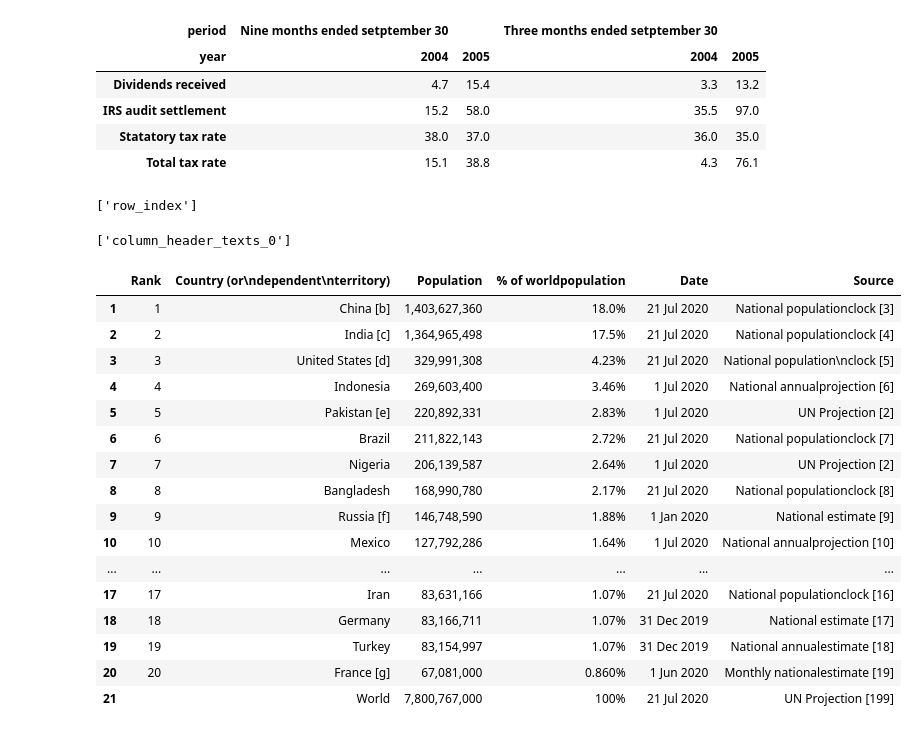
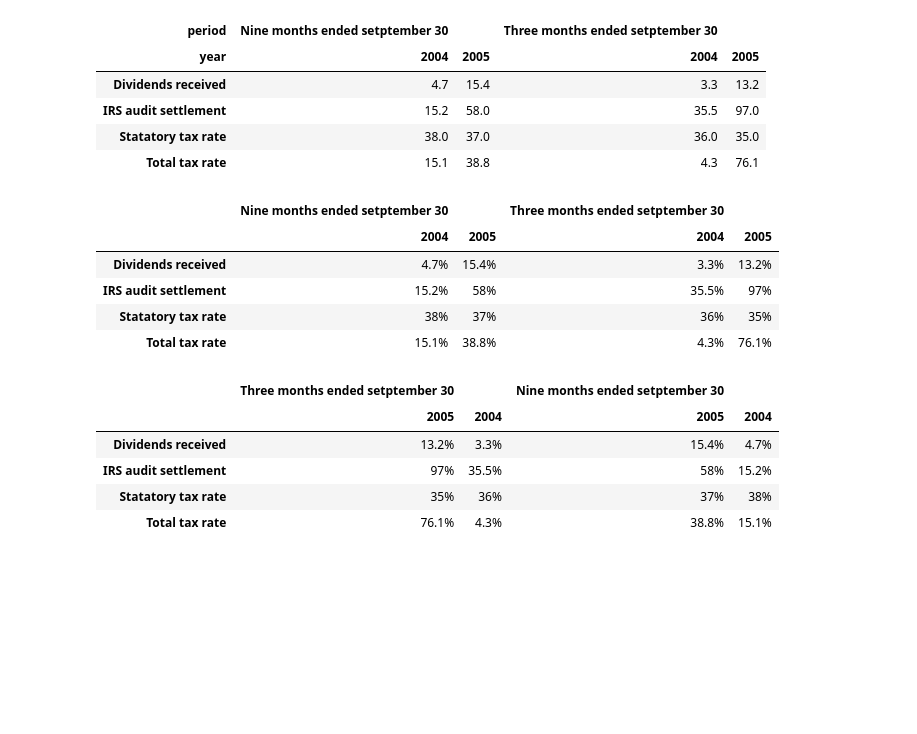
Before and after one commit to CODAIT/text-extensions-for-pandas, a Jupyter notebook: notebooks/Tables.ipynb, the cells around one changed output. Saved outputs shown, nothing was run; the diff lists cells and outputs as text; code cells hidden in the pictures; blank space fills up the shorter version.

Commit message:
Added some refinements to project, including reordering of header labels, and some other bugfixes

```diff
--- a/notebooks/Tables.ipynb
+++ b/notebooks/Tables.ipynb
@@ -376,30 +376,57 @@ table
 | Total tax rate | 15.1 | 38.8 | 4.3 | 76.1 |
 # %%
 #select a response and process it, printing the outputs
-response = responses_dict["20-populous-countries"]
+response = responses_dict["double_header_table"]
 
 dfs_dict = tp.watson_tables_parse_response(response)
 
 table_exploded, row_headers, col_headers = tp.make_exploded_df(dfs_dict)
-display(row_headers,col_headers)
+
 tp.make_table_from_exploded_df(table_exploded, row_headers, col_headers, dfs_dict=dfs_dict)
 # %% [output]
-['row_index']
-['column_header_texts_0']
-|  | Rank | Country (or\ndependent\nterritory) | Population | % of worldpopulation | Date | Source |
-| 1 | 1 | China [b] | 1,403,627,360 | 18.0% | 21 Jul 2020 | National populationclock [3] |
-| 2 | 2 | India [c] | 1,364,965,498 | 17.5% | 21 Jul 2020 | National populationclock [4] |
-| 3 | 3 | United States [d] | 329,991,308 | 4.23% | 21 Jul 2020 | National population\nclock [5] |
-| 4 | 4 | Indonesia | 269,603,400 | 3.46% | 1 Jul 2020 | National annualprojection [6] |
-| 5 | 5 | Pakistan [e] | 220,892,331 | 2.83% | 1 Jul 2020 | UN Projection [2] |
-| 6 | 6 | Brazil | 211,822,143 | 2.72% | 21 Jul 2020 | National populationclock [7] |
-| 7 | 7 | Nigeria | 206,139,587 | 2.64% | 1 Jul 2020 | UN Projection [2] |
-| 8 | 8 | Bangladesh | 168,990,780 | 2.17% | 21 Jul 2020 | National populationclock [8] |
-| 9 | 9 | Russia [f] | 146,748,590 | 1.88% | 1 Jan 2020 | National estimate [9] |
-| 10 | 10 | Mexico | 127,792,286 | 1.64% | 1 Jul 2020 | National annualprojection [10] |
-| ... | ... | ... | ... | ... | ... | ... |
-| 17 | 17 | Iran | 83,631,166 | 1.07% | 21 Jul 2020 | National populationclock [16] |
-| 18 | 18 | Germany | 83,166,711 | 1.07% | 31 Dec 2019 | National estimate [17] |
-| 19 | 19 | Turkey | 83,154,997 | 1.07% | 31 Dec 2019 | National annualestimate [18] |
-| 20 | 20 | France [g] | 67,081,000 | 0.860% | 1 Jun 2020 | Monthly nationalestimate [19] |
-| 21 |  | World | 7,800,767,000 | 100% | 21 Jul 2020 | UN Projection [199] |
+|  | Nine months ended setptember 30 |  | Three months ended setptember 30 |  |
+|  | 2004 | 2005 | 2004 | 2005 |
+| Dividends received | 4.7% | 15.4% | 3.3% | 13.2% |
+| IRS audit settlement | 15.2% | 58% | 35.5% | 97% |
+| Statatory tax rate | 38% | 37% | 36% | 35% |
+| Total tax rate | 15.1% | 38.8% | 4.3% | 76.1% |
+# %%
+def make_table_from_exploded_df(exploded_df: pd.DataFrame, row_heading_cols, column_heading_cols, dfs_dict=None,
+                                value_col: str = "text", concat_with: str = " | ",
+                                convert_numeric_items=False) -> pd.DataFrame:
+
+    table = exploded_df.pivot_table(index=row_heading_cols, columns=column_heading_cols, values=value_col,
+                                    aggfunc=(lambda a: concat_with.join(a)))
+    row_nones = [None for _ in range(len(row_heading_cols))]
+    col_nones = [None for _ in range(len(column_heading_cols))]
+
+    if convert_numeric_items:
+        num_rows, num_cols = _infer_numeric_rows_cols(exploded_df, row_heading_cols, column_heading_cols)
+        table = _convert_cols_to_numeric(table, num_cols, num_rows)
+
+
+def _order_index(headers, exploded_col, spot, header_df):
+    col = exploded_col[spot]
+    uniques = headers[col].unique()
+    uniques_sorted = header_df[header_df["text"].isin(uniques)].sort_values("column_index_begin")["text"].drop_duplicates().to_list()
+    ans = []
+    for unique in uniques_sorted:
+        if spot < (len(exploded_col)-1):
+            arr = _order_index(headers.loc[unique],exploded_col, spot+1, header_df)
+            for ar in arr:
+                ar.insert(0,unique)
+                ans.append(ar)
+        else:
+            ans.append([unique])
+    return ans
+
+
+
+make_table_from_exploded_df(table_exploded, row_headers, col_headers, dfs_dict=dfs_dict)
+# %% [output]
+|  | Three months ended setptember 30 |  | Nine months ended setptember 30 |  |
+|  | 2005 | 2004 | 2005 | 2004 |
+| Dividends received | 13.2% | 3.3% | 15.4% | 4.7% |
+| IRS audit settlement | 97% | 35.5% | 58% | 15.2% |
+| Statatory tax rate | 35% | 36% | 37% | 38% |
+| Total tax rate | 76.1% | 4.3% | 38.8% | 15.1% |
```
Also changed, not shown: parts of 1 cell of this notebook, 4 other files.
